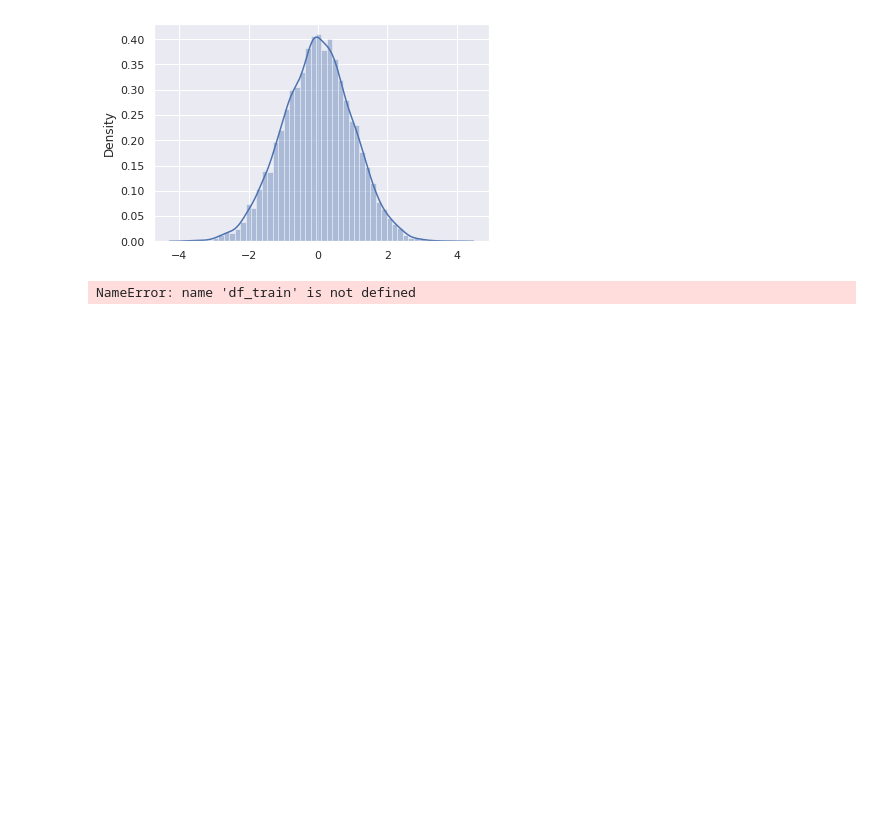
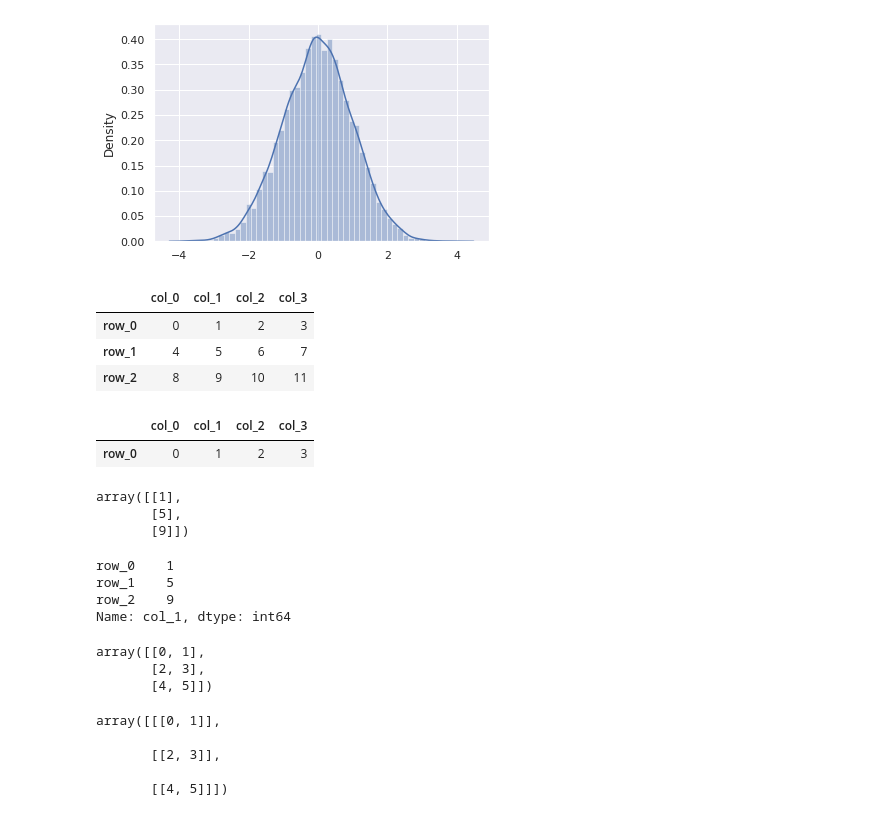
Before and after one commit to ducksfrogs/ma_kaggle, a Jupyter notebook: misc/jup/tesing_some.ipynb, the cells around one changed output. Saved outputs shown, nothing was run; the diff lists cells and outputs as text; code cells hidden in the pictures; blank space fills up the shorter version.

```diff
--- a/misc/jup/tesing_some.ipynb
+++ b/misc/jup/tesing_some.ipynb
@@ -33,8 +33,3 @@ x= np.random.randn(10000)
 ax = sns.distplot(x)
 # %% [output]
 [figure]
-# %%
-print("Skewness: %f" % df_train['SalePrice'].skew())
-print("Kurtosis: %f" % df_train['SalePrice'].kurt())
-# %% [output]
-NameError: name 'df_train' is not defined
@@ -40,0 +38,29 @@ NameError: name 'df_train' is not defined
+# %%
+df = pd.DataFrame(np.arange(12).reshape(3, 4),
+                  columns=['col_0', 'col_1', 'col_2', 'col_3'],
+                  index=['row_0', 'row_1', 'row_2'])
+# %%
+df
+# %% [output]
+|  | col_0 | col_1 | col_2 | col_3 |
+| row_0 | 0 | 1 | 2 | 3 |
+| row_1 | 4 | 5 | 6 | 7 |
+| row_2 | 8 | 9 | 10 | 11 |
+# %%
+df[:1]
+# %% [output]
+|  | col_0 | col_1 | col_2 | col_3 |
+| row_0 | 0 | 1 | 2 | 3 |
+# %%
+df['col_1'][:, np.newaxis]
+# %% [output]
+array([[1],
+       [5],
+       [9]])
+# %%
+df['col_1'][:]
+# %% [output]
+row_0    1
+row_1    5
+row_2    9
+Name: col_1, dtype: int64
@@ -40,0 +69,14 @@ NameError: name 'df_train' is not defined
+# %%
+a
+# %% [output]
+array([[0, 1],
+       [2, 3],
+       [4, 5]])
+# %%
+a[:,  np.newaxis]
+# %% [output]
+array([[[0, 1]],
+
+       [[2, 3]],
+
+       [[4, 5]]])
```
Also changed, not shown: parts of 5 cells of this notebook, 2 other files.
